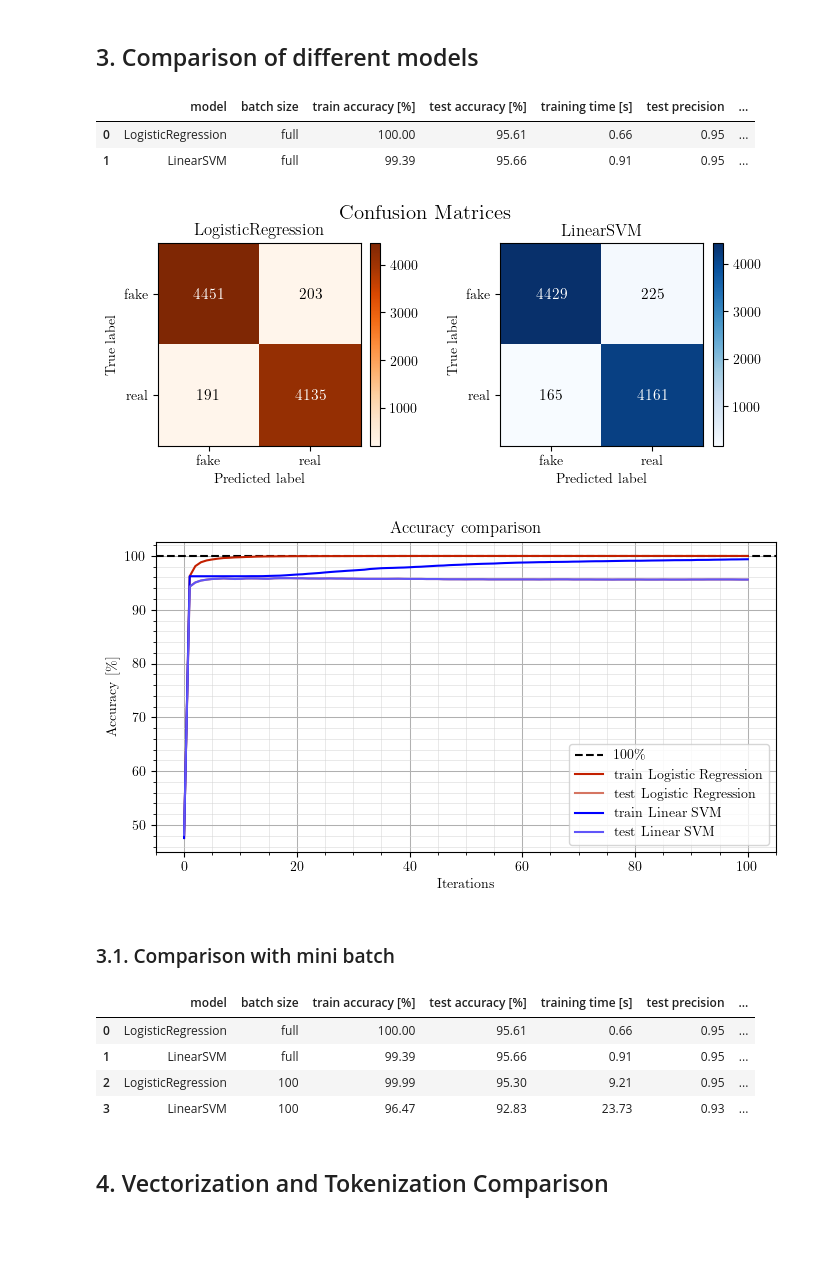
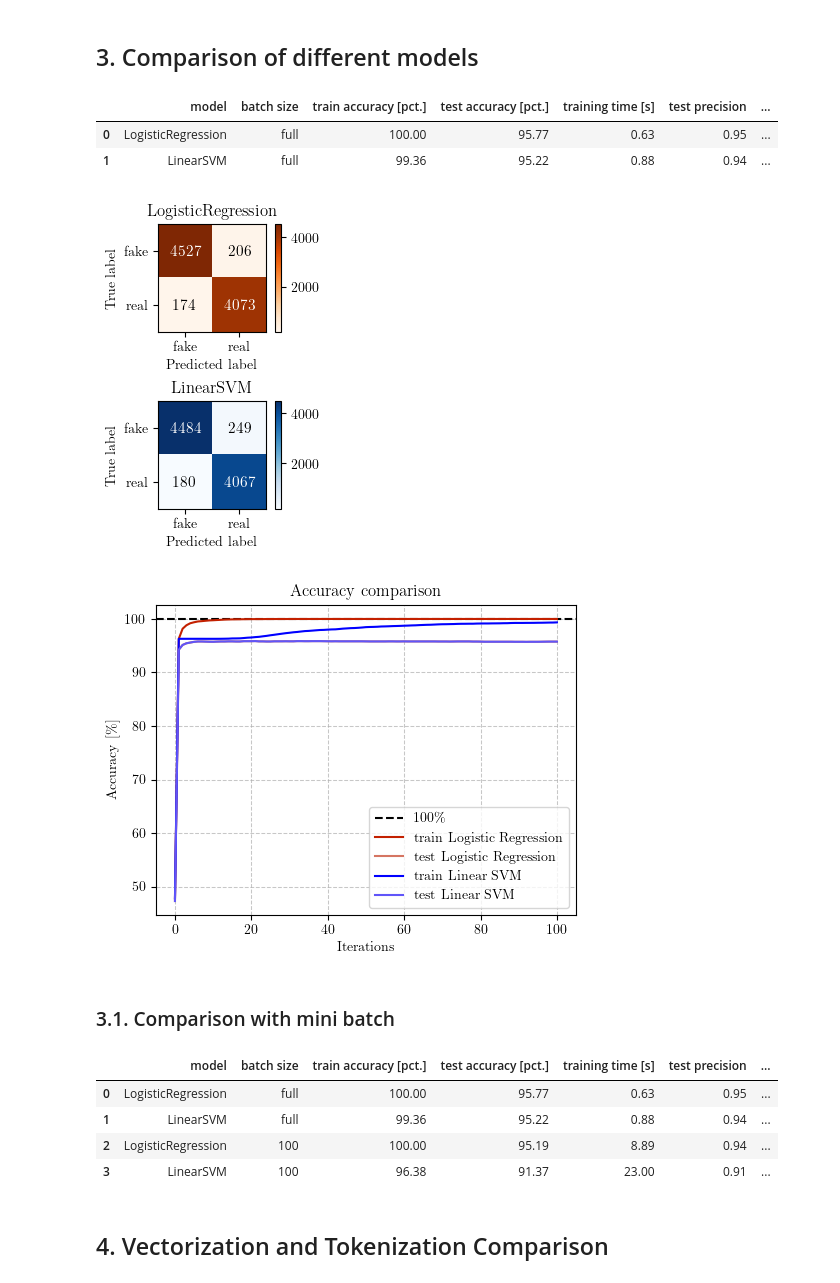
Before and after one commit to PH875/FakeNewsDetection_Project, a Jupyter notebook: fakenews_detection.ipynb, the cells around one changed output. Cells and saved outputs as stored; diff of their text form; code cells hidden in the pictures; blank space fills up the shorter version.

```diff
--- a/fakenews_detection.ipynb
+++ b/fakenews_detection.ipynb
@@ -160,15 +157,15 @@ end_SVM=time.time()
 
 
 results.append({'model':'LogisticRegression', 'batch size': 'full' if bs==len(train_df) else bs,
-         'train accuracy [%]':round(metrics_history_LR['train accuracy'][-1],2),
-         'test accuracy [%]':round(metrics_history_LR['test accuracy'][-1],2), 'training time [s]': round(end_LR-start_LR,2),
+         'train accuracy [pct.]':round(metrics_history_LR['train accuracy'][-1],2),
+         'test accuracy [pct.]':round(metrics_history_LR['test accuracy'][-1],2), 'training time [s]': round(end_LR-start_LR,2),
          'test precision': round(precision(model_LR(X_test), Y_test),2),
          'test recall': round(recall(model_LR(X_test), Y_test),2),
          'test f1-score': round(f1_score(model_LR(X_test), Y_test),2)
          })
 results.append({'model':'LinearSVM', 'batch size': 'full' if bs==len(train_df) else bs,
-              'train accuracy [%]':round(metrics_history_SVM['train accuracy'][-1],2),
-              'test accuracy [%]':round(metrics_history_SVM['test accuracy'][-1],2), 'training time [s]': round(end_SVM-start_SVM,2),
+              'train accuracy [pct.]':round(metrics_history_SVM['train accuracy'][-1],2),
+              'test accuracy [pct.]':round(metrics_history_SVM['test accuracy'][-1],2), 'training time [s]': round(end_SVM-start_SVM,2),
               'test precision': round(precision(model_SVM(X_test), Y_test_neg),2),
               'test recall': round(recall(model_SVM(X_test), Y_test_neg),2),
               'test f1-score': round(f1_score(model_SVM(X_test), Y_test_neg),2)
@@ -176,30 +173,30 @@ results.append({'model':'LinearSVM', 'batch size': 'full' if bs==len(train_df) e
 results_df=pd.DataFrame(results)
 results_df
 # %% [output]
-|  | model | batch size | train accuracy [%] | test accuracy [%] | training time [s] | test precision | ... |
-| 0 | LogisticRegression | full | 100.00 | 95.61 | 0.66 | 0.95 | ... |
-| 1 | LinearSVM | full | 99.39 | 95.66 | 0.91 | 0.95 | ... |
+|  | model | batch size | train accuracy [pct.] | test accuracy [pct.] | training time [s] | test precision | ... |
+| 0 | LogisticRegression | full | 100.00 | 95.77 | 0.63 | 0.95 | ... |
+| 1 | LinearSVM | full | 99.36 | 95.22 | 0.88 | 0.94 | ... |
 # %%
 from courselib.utils.metrics import binary_confusion_matrix, plot_confusion_matrix
 
 # Plot confusion matrices:
 
-fig,ax=plt.subplots(1,2, figsize=(7,3))
+fig,ax=plt.subplots(2,1, figsize=(3,4))
 plot_confusion_matrix(binary_confusion_matrix(y_true=Y_test, y_pred=model_LR(X_test), plot=False),ax=ax[0], cmap='Oranges', show_plt=False, class_names=['fake', 'real'], rotation=0, ha='center')
 plot_confusion_matrix(binary_confusion_matrix(y_true=Y_test_neg, y_pred=model_SVM(X_test), plot=False, labels=[-1,1]),cmap='Blues',ax=ax[1], show_plt=False,class_names=['fake', 'real'], rotation=0, ha='center')
 ax[0].set_title('LogisticRegression')
 ax[1].set_title('LinearSVM')
 plt.tight_layout()
-plt.suptitle("Confusion Matrices", fontsize=15)
+# plt.suptitle("Confusion Matrices", fontsize=15)
 plt.subplots_adjust(top=0.85)
 if SAVE_PLOTS: # save figure
     plt.savefig('figures/model_comparison_confusion_matrices.pdf', format='pdf')
 plt.show()
 # %% [output]
-[figure, old version]
+[figure, new version]
 # %%
 #Plot
-fig,ax=plt.subplots(figsize=(7,4))
+fig,ax=plt.subplots(figsize=(5,4))
 ax.axhline(y=100, color='black', linestyle='--', label='100\%') #horizontal line at 100%
 ax.plot(range(len(metrics_history_LR['train accuracy'])),metrics_history_LR['train accuracy'], label="train Logistic Regression", color="#C32000")
 ax.plot(range(len(metrics_history_LR['test accuracy'])),metrics_history_LR['test accuracy'], label="test Logistic Regression", color="#D57562")
@@ -207,9 +204,9 @@ ax.plot(range(len(metrics_history_SVM['train accuracy'])),metrics_history_SVM['t
 ax.plot(range(len(metrics_history_SVM['test accuracy'])),metrics_history_LR['test accuracy'], label="test Linear SVM", color="#6055F9")
 
 # Turn on minor ticks
-ax.minorticks_on()
-ax.grid(which='major', linestyle='-', linewidth=0.75)
-ax.grid(which='minor', linestyle='-', linewidth=0.5, color='lightgray', alpha=0.7)
+# ax.minorticks_on()
+ax.grid(which='major', linestyle='--', linewidth=0.75, alpha=.7)
+# ax.grid(which='minor', linestyle='-', linewidth=0.5, color='lightgray', alpha=0.7)
 
 ax.legend()
 ax.set_xlabel('Iterations')
@@ -220,7 +217,7 @@ plt.tight_layout()
 if SAVE_PLOTS: # save figure
     plt.savefig('figures/model_comparison_accuracy_evolution.pdf', format='pdf')
 # %% [output]
-[figure, old version]
+[figure, new version]
 # %% [markdown]
 ### 3.1. Comparison with mini batch
 # %%
@@ -247,8 +244,8 @@ end_SVM2=time.time()
 
 #Save results
 results.append({'model':'LogisticRegression', 'batch size': 'full' if bs==len(train_df) else bs,
-       'train accuracy [%]':round(binary_accuracy(model_LR2(X_train), Y_train, class_labels=[0,1]),2),
-       'test accuracy [%]':round(binary_accuracy(model_LR2(X_test), Y_test, class_labels=[0,1]),2),
+       'train accuracy [pct.]':round(binary_accuracy(model_LR2(X_train), Y_train, class_labels=[0,1]),2),
+       'test accuracy [pct.]':round(binary_accuracy(model_LR2(X_test), Y_test, class_labels=[0,1]),2),
        'training time [s]': round(end_LR2-start_LR2,2),
        'test precision': round(precision(model_LR2(X_test), Y_test),2),
        'test recall': round(recall(model_LR2(X_test), Y_test),2),
@@ -256,8 +253,8 @@ results.append({'model':'LogisticRegression', 'batch size': 'full' if bs==len(tr
 
        })
 results.append({'model':'LinearSVM', 'batch size': 'full' if bs==len(train_df) else bs,
-       'train accuracy [%]':round(binary_accuracy(model_SVM2(X_train), Y_train_neg, class_labels=[-1,1]),2),
-       'test accuracy [%]':round(binary_accuracy(model_SVM2(X_test), Y_test_neg, class_labels=[-1,1]),2),
+       'train accuracy [pct.]':round(binary_accuracy(model_SVM2(X_train), Y_train_neg, class_labels=[-1,1]),2),
+       'test accuracy [pct.]':round(binary_accuracy(model_SVM2(X_test), Y_test_neg, class_labels=[-1,1]),2),
        'training time [s]': round(end_SVM2-start_SVM2,2),
        'test precision': round(precision(model_SVM2(X_test), Y_test),2),
        'test recall': round(recall(model_SVM2(X_test), Y_test),2),
@@ -266,14 +263,14 @@ results.append({'model':'LinearSVM', 'batch size': 'full' if bs==len(train_df) e
 
 results_df=pd.DataFrame(results)
 if SAVE_TABLES:
-       results_df.to_csv('tables/model_comparison_table.csv')
+       results_df.to_csv('tables/model_comparison_table.csv', index=False)
 results_df
 # %% [output]
-|  | model | batch size | train accuracy [%] | test accuracy [%] | training time [s] | test precision | ... |
-| 0 | LogisticRegression | full | 100.00 | 95.61 | 0.66 | 0.95 | ... |
-| 1 | LinearSVM | full | 99.39 | 95.66 | 0.91 | 0.95 | ... |
-| 2 | LogisticRegression | 100 | 99.99 | 95.30 | 9.21 | 0.95 | ... |
-| 3 | LinearSVM | 100 | 96.47 | 92.83 | 23.73 | 0.93 | ... |
+|  | model | batch size | train accuracy [pct.] | test accuracy [pct.] | training time [s] | test precision | ... |
+| 0 | LogisticRegression | full | 100.00 | 95.77 | 0.63 | 0.95 | ... |
+| 1 | LinearSVM | full | 99.36 | 95.22 | 0.88 | 0.94 | ... |
+| 2 | LogisticRegression | 100 | 100.00 | 95.19 | 8.89 | 0.94 | ... |
+| 3 | LinearSVM | 100 | 96.38 | 91.37 | 23.00 | 0.91 | ... |
 # %% [markdown]
 ## 4. Vectorization and Tokenization Comparison
 # %% [markdown]
```
Also changed, not shown: parts of 8 cells of this notebook, 13 other files.
